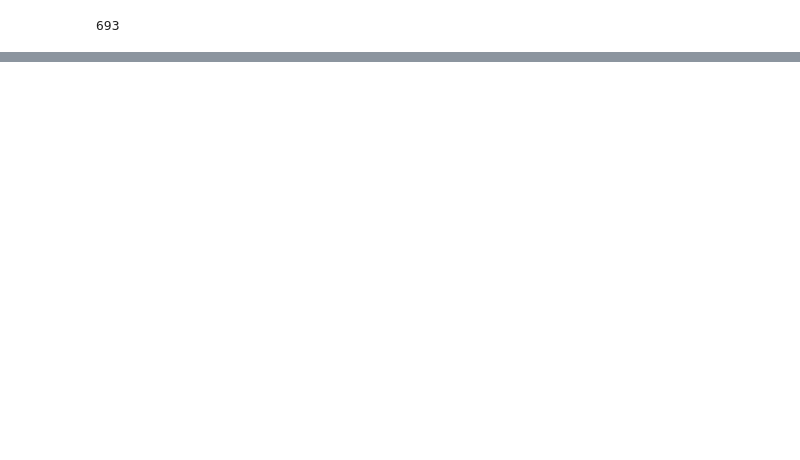
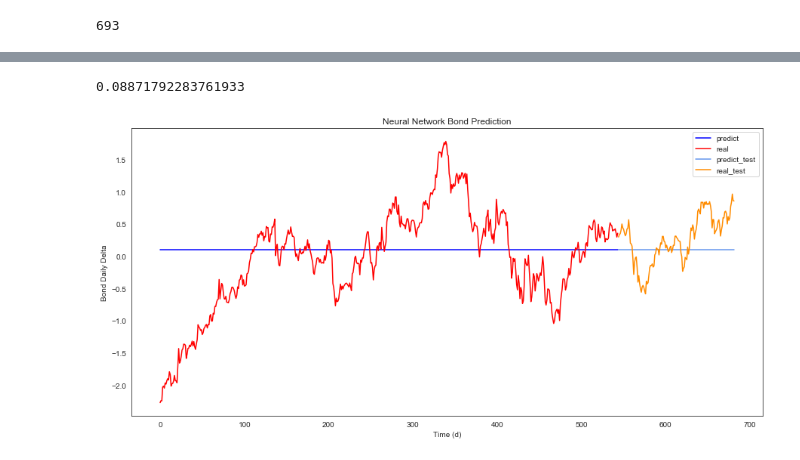
Before and after one commit to corinwagen/TrumpTweets, a Jupyter notebook: models/random_forest.ipynb, the cells around one changed output, grey strips where cells are left out. Drawn from its saved outputs; the diff is of its cells as text; code cells hidden in the pictures; blank space fills up the shorter version.

Commit message:
working on fitting bond data with neural network

```diff
--- a/models/random_forest.ipynb
+++ b/models/random_forest.ipynb
@@ -132,0 +194,15 @@ test is  -0.987
+# %%
+from tensorflow.keras import layers
+
+model = tf.keras.models.Sequential()
+dropout_c = 0.2
+
+model.add(layers.Dense(64, activation='relu', input_shape=(319,)))
+model.add(layers.Dropout(dropout_c))
+model.add(layers.Dense(64, activation='relu'))
+model.add(layers.Dropout(dropout_c))
+model.add(layers.Dense(16, activation='softmax'))
+model.add(layers.Dense(1, activation='linear'))
+# %%
+model.compile(loss='mean_absolute_error', optimizer='adam')
+print(model.summary())
@@ -132,0 +227,2 @@ test is  -0.987
+# %%
+model.fit(X2, y2, epochs=50, batch_size=32, validation_split=0.2)
@@ -132,0 +248,24 @@ test is  -0.987
+# %%
+loss = model.evaluate(Xt, yt, verbose=0)
+print(loss)
+# %% [output]
+0.08871792283761933
+# %%
+fig = plt.figure(figsize=(15,7))
+
+pred_y = model.predict(X2, verbose=0)
+pred_yt = model.predict(Xt2, verbose=0)
+
+plt.title('Neural Network Bond Prediction')
+plt.ylabel('Bond Daily Delta')
+plt.xlabel('Time (d)')
+
+plt.plot(range(len(y2)), pred_y, c='b', label='predict')
+plt.plot(range(len(y2)), y2, c='r', label='real')
+plt.plot(range(len(y2),len(yt2)+len(y2)), pred_yt, c='cornflowerblue', label='predict_test')
+plt.plot(range(len(y2),len(yt2)+len(y2)), yt2, c='darkorange', label='real_test')
+
+plt.legend(loc='best')
+plt.show()
+# %% [output]
+[figure, added]
```
Also changed, not shown: parts of 11 cells of this notebook, 9 other files.
